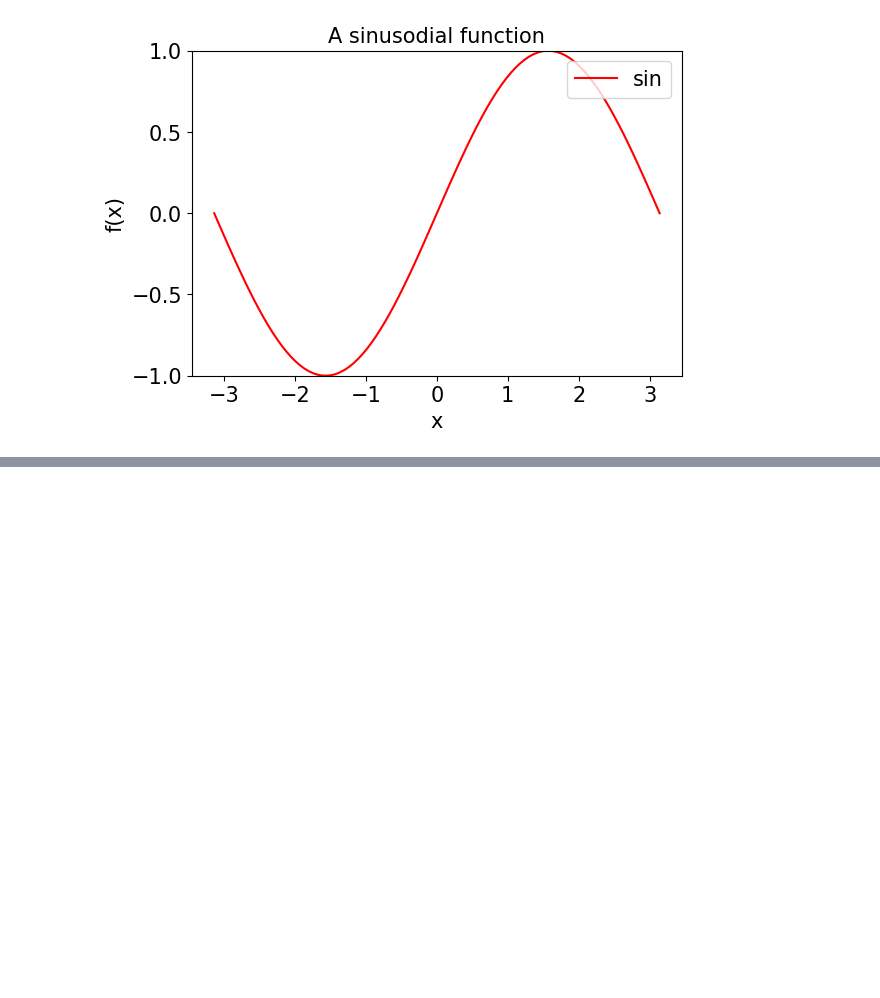
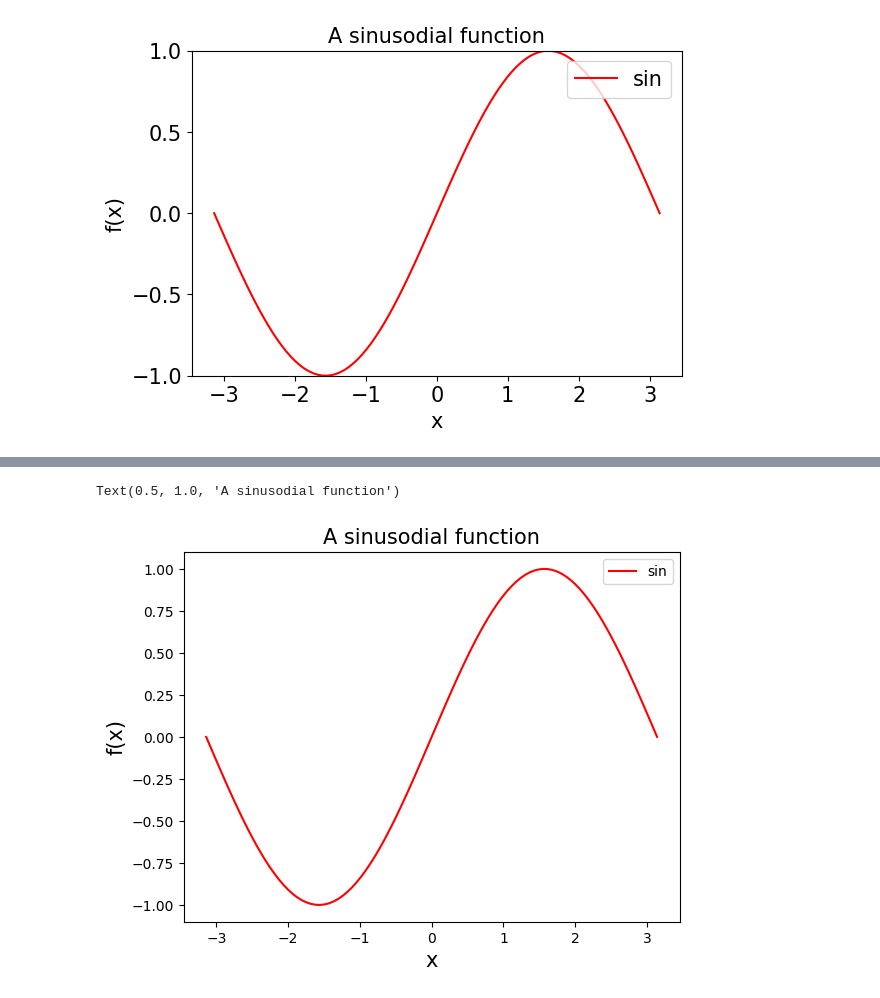
Before and after one commit to ukerzel/PythonIntroMatSci, a Jupyter notebook: pythonintro/ModuleIntro.ipynb, the cells around one changed output, grey strips where cells are left out. Saved outputs shown, nothing was run; the diff lists cells and outputs as text; code cells hidden in the pictures; blank space fills up the shorter version.

Commit message:
add equivalent plot in Seaborn

```diff
--- a/pythonintro/ModuleIntro.ipynb
+++ b/pythonintro/ModuleIntro.ipynb
@@ -257,0 +266,10 @@ Add a cosinus function to the plot such that the plot looks like below afterward
+# %%
+# Now we do the same in Seaborn
+ax = sns.lineplot(x=x, y=y, label='sin', color='red')
+
+ax.set_xlabel("x",fontsize=15)
+ax.set_ylabel("f(x)",fontsize=15)
+ax.set_title('A sinusodial function', fontsize = 15)
+# %% [output]
+Text(0.5, 1.0, 'A sinusodial function')
+[figure, added]
```
Also changed, not shown: parts of 1 cell of this notebook, 1 other file.
